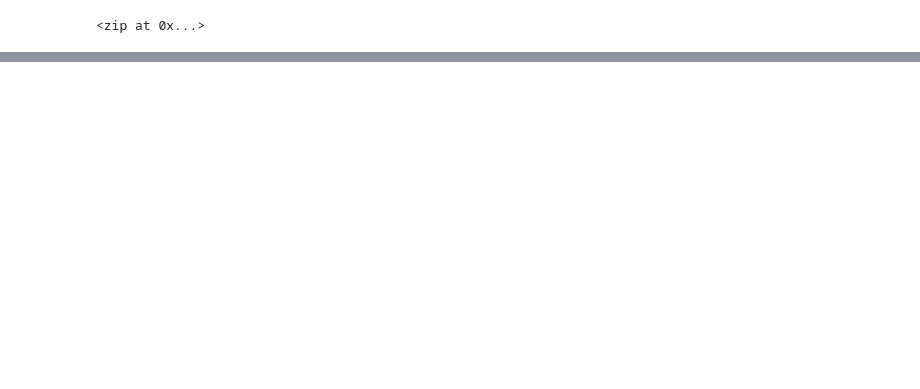
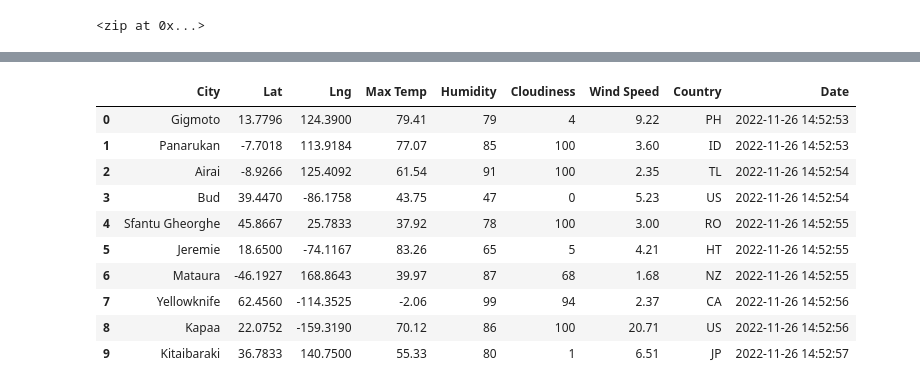
Before and after one commit to MilosPopov007/World_Weather_Analysis, a Jupyter notebook: WeatherPy.ipynb, the cells around one changed output, grey strips where cells are left out. Saved outputs shown, nothing was run; the diff lists cells and outputs as text; code cells hidden in the pictures; blank space fills up the shorter version.

```diff
--- a/WeatherPy.ipynb
+++ b/WeatherPy.ipynb
@@ -106,0 +113,4 @@ saint george bm
+# %%
+# Starting URL for Weather Map API Call.
+url = "http://api.openweathermap.org/data/2.5/weather?units=Imperial&APPID=" + weather_api_key
+print(url)
@@ -106,0 +250,18 @@ saint george bm
+# %%
+# Recall that we can convert a list of dictionaries to a Pandas DataFrame using df = pd.DataFrame(list with dictionaries).
+
+# Convert the array of dictionaries to a Pandas DataFrame.
+city_data_df = pd.DataFrame(city_data)
+city_data_df.head(10)
+# %% [output]
+|  | City | Lat | Lng | Max Temp | Humidity | Cloudiness | Wind Speed | Country | Date |
+| 0 | Gigmoto | 13.7796 | 124.3900 | 79.41 | 79 | 4 | 9.22 | PH | 2022-11-26 14:52:53 |
+| 1 | Panarukan | -7.7018 | 113.9184 | 77.07 | 85 | 100 | 3.60 | ID | 2022-11-26 14:52:53 |
+| 2 | Airai | -8.9266 | 125.4092 | 61.54 | 91 | 100 | 2.35 | TL | 2022-11-26 14:52:54 |
+| 3 | Bud | 39.4470 | -86.1758 | 43.75 | 47 | 0 | 5.23 | US | 2022-11-26 14:52:54 |
+| 4 | Sfantu Gheorghe | 45.8667 | 25.7833 | 37.92 | 78 | 100 | 3.00 | RO | 2022-11-26 14:52:55 |
+| 5 | Jeremie | 18.6500 | -74.1167 | 83.26 | 65 | 5 | 4.21 | HT | 2022-11-26 14:52:55 |
+| 6 | Mataura | -46.1927 | 168.8643 | 39.97 | 87 | 68 | 1.68 | NZ | 2022-11-26 14:52:55 |
+| 7 | Yellowknife | 62.4560 | -114.3525 | -2.06 | 99 | 94 | 2.37 | CA | 2022-11-26 14:52:56 |
+| 8 | Kapaa | 22.0752 | -159.3190 | 70.12 | 86 | 100 | 20.71 | US | 2022-11-26 14:52:56 |
+| 9 | Kitaibaraki | 36.7833 | 140.7500 | 55.33 | 80 | 1 | 6.51 | JP | 2022-11-26 14:52:57 |
```
Also changed, not shown: parts of 10 cells of this notebook, 4 other files.
